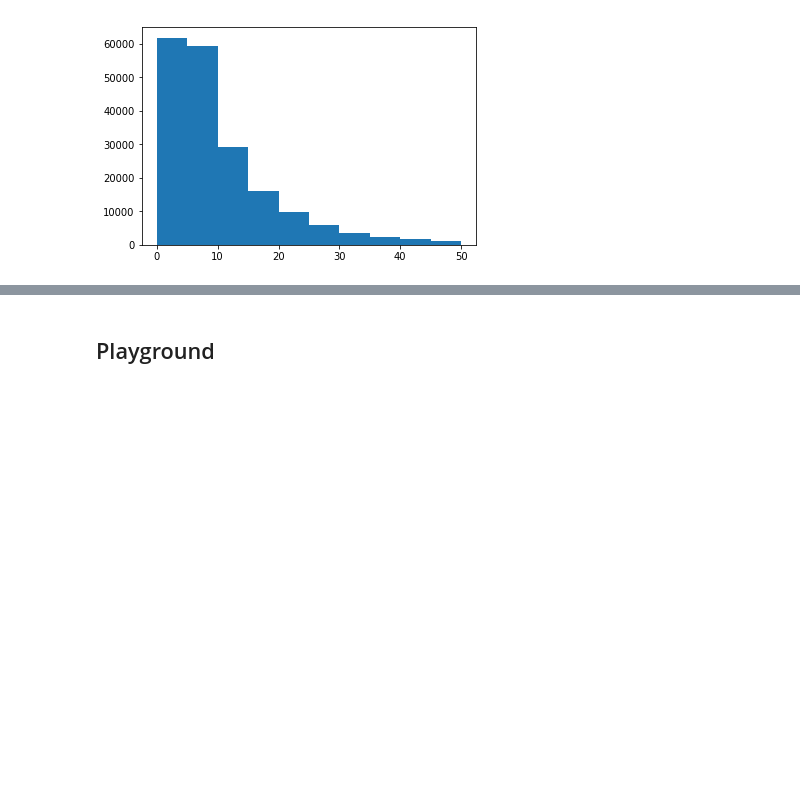
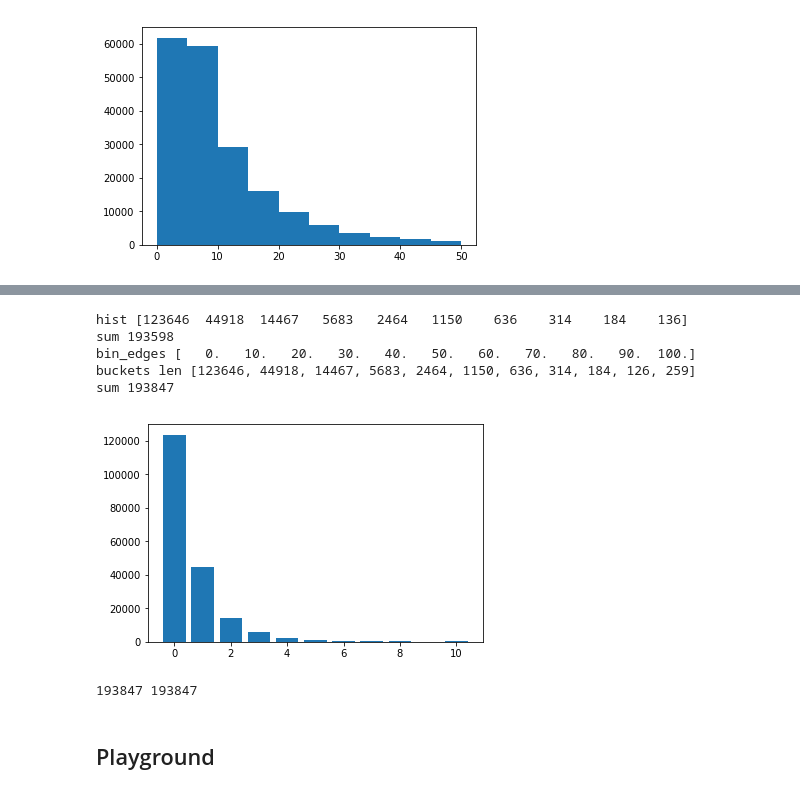
Before and after one commit to at15/snowbot, a Jupyter notebook: snowbot/corpus/cornell/cornell.ipynb, the cells around one changed output, grey strips where cells are left out. Cells and saved outputs as stored; diff of their text form; code cells hidden in the pictures; blank space fills up the shorter version.

Commit message:
[data] Fix broken bucket logic
- was adding more than a bucket should have ...

```diff
--- a/snowbot/corpus/cornell/cornell.ipynb
+++ b/snowbot/corpus/cornell/cornell.ipynb
@@ -198,0 +199,33 @@ random bucket [1]
+# %%
+def bucket_ids(idss):
+    lens = [len(ids) for ids in idss]
+    hist, bin_edges = np.histogram(lens, range=(0, 100), bins=10)
+    print('hist', hist)
+    print('sum', np.sum(hist))
+    print('bin_edges', bin_edges)
+    buckets = [[] for _ in bin_edges]
+    for ids in idss:
+        length = len(ids)
+        no_bucket = True
+        for j in range(len(bin_edges) - 1, -1, -1):
+            if length >= bin_edges[j]:
+                no_bucket = False
+                buckets[j].append(ids)
+                break
+        if no_bucket:
+            print('no bucket for', length)
+    return buckets
+# %%
+buckets = bucket_ids(src_train_ids)
+buckets_lens = [len(b) for b in buckets]
+print('buckets len', buckets_lens)
+print('sum', np.sum(buckets_lens))
+plt.bar(range(0, len(buckets)), buckets_lens)
+plt.show()
+# %% [output]
+hist [123646  44918  14467   5683   2464   1150    636    314    184    136]
+sum 193598
+bin_edges [   0.   10.   20.   30.   40.   50.   60.   70.   80.   90.  100.]
+buckets len [123646, 44918, 14467, 5683, 2464, 1150, 636, 314, 184, 126, 259]
+sum 193847
+[figure, added]
@@ -199,3 +251,7 @@ random bucket [1]
+# %%
+src_buckets, tgt_buckets = bucket_ids(src_train_ids, tgt_train_ids)
+# %% [output]
+193847 193847
 # %% [markdown]
 ## Playground
 # %%
```
Also changed, not shown: parts of 3 cells of this notebook, 4 other files.
